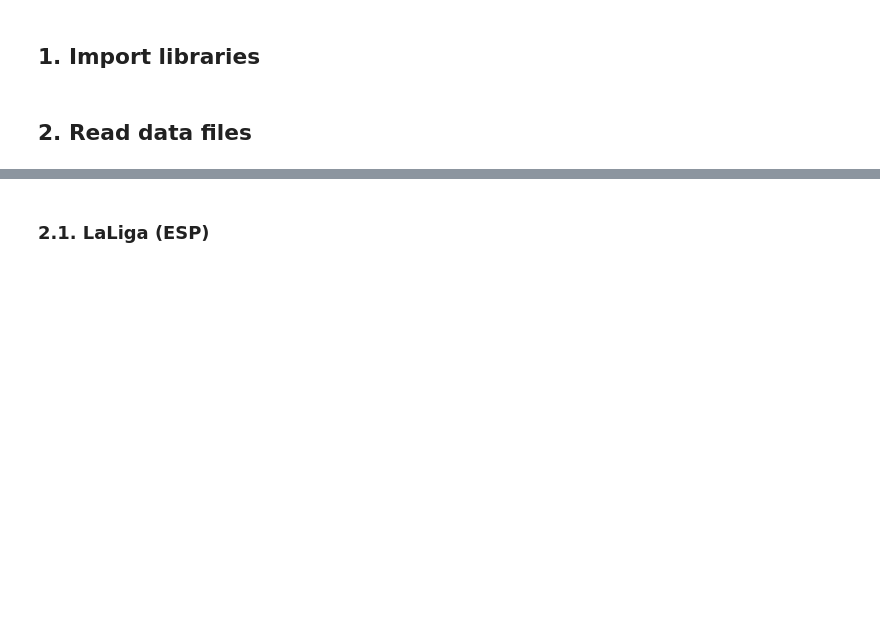
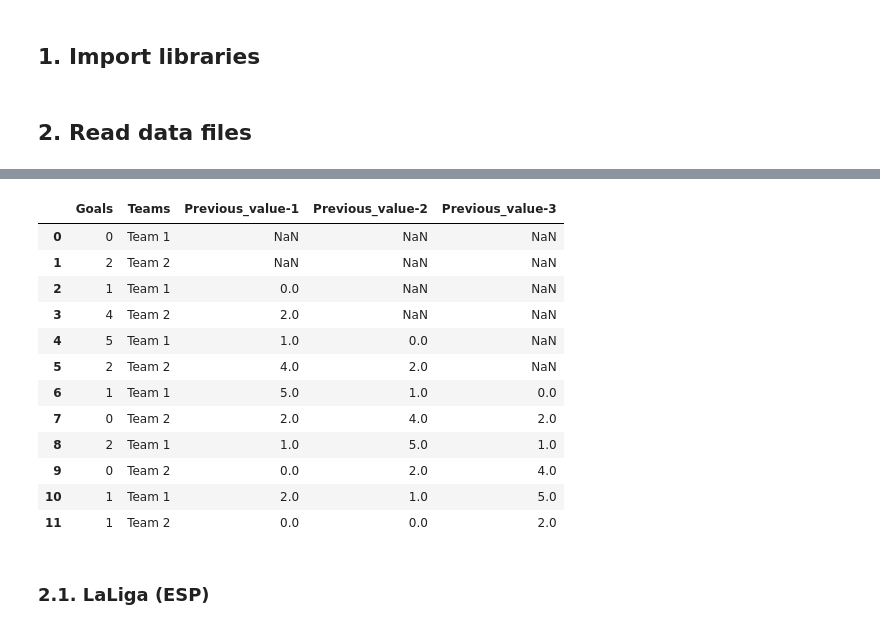
Before and after one commit to RamonFCerezo/EDA-Possession-in-football, a Jupyter notebook: src/memoria/Memoria.ipynb, the cells around one changed output, grey strips where cells are left out. Drawn from its saved outputs; the diff is of its cells as text; code cells hidden in the pictures; blank space fills up the shorter version.

```diff
--- a/src/memoria/Memoria.ipynb
+++ b/src/memoria/Memoria.ipynb
@@ -15,3 +15,9 @@ import matplotlib.pyplot as plt
 import squarify
 # %% [markdown]
 ## 2. Read data files
+# %%
+df = pd.DataFrame(data= {'Goals': [0, 2, 1, 4, 5, 2, 1, 0, 2, 0, 1, 1],
+                            'Teams': ['Team 1', 'Team 2', 'Team 1', 'Team 2', 'Team 1', 'Team 2',
+                                        'Team 1', 'Team 2', 'Team 1', 'Team 2', 'Team 1', 'Team 2']})
+
+df
@@ -18,3 +38,49 @@ import squarify
+# %%
+def add_previous(df, n, clas, values):
+    """
+    Add columns to the dataframe with the values of the last n events for each class.
+
+    Parameters:
+    df (DataFrame): The input dataframe.
+    n (int): The number of previous events to include in the output dataframe.
+    clas (str): name of the column you want to obtain the previous values of.
+    values (str): name of the column whose previous values you need
+
+    Returns:
+    None
+    """
+    # Group the dataframe by the clas column
+    grouped = df.groupby(clas)
+
+    # Initialize a list to store the shifted values
+    shifted_values = []
+
+    # Shift the values within each group n times to get the previous values of your clas
+    for i in range(1, n + 1):
+        shifted_values.append(grouped[values].shift(i))
+
+    # Concatenate the shifted values with the original dataframe
+    new_cols = [f'Previous_value-{i}' for i in range(1, n + 1)]
+    for i, col in enumerate(new_cols):
+        df[col] = shifted_values[i]
+
+    return df
+# %%
+add_previous(df, 3, 'Teams', 'Goals')
+# %% [output]
+|  | Goals | Teams | Previous_value-1 | Previous_value-2 | Previous_value-3 |
+| 0 | 0 | Team 1 | NaN | NaN | NaN |
+| 1 | 2 | Team 2 | NaN | NaN | NaN |
+| 2 | 1 | Team 1 | 0.0 | NaN | NaN |
+| 3 | 4 | Team 2 | 2.0 | NaN | NaN |
+| 4 | 5 | Team 1 | 1.0 | 0.0 | NaN |
+| 5 | 2 | Team 2 | 4.0 | 2.0 | NaN |
+| 6 | 1 | Team 1 | 5.0 | 1.0 | 0.0 |
+| 7 | 0 | Team 2 | 2.0 | 4.0 | 2.0 |
+| 8 | 2 | Team 1 | 1.0 | 5.0 | 1.0 |
+| 9 | 0 | Team 2 | 0.0 | 2.0 | 4.0 |
+| 10 | 1 | Team 1 | 2.0 | 1.0 | 5.0 |
+| 11 | 1 | Team 2 | 0.0 | 0.0 | 2.0 |
 # %% [markdown]
 ### 2.1. LaLiga (ESP)
 # %%
```
Also changed, not shown: parts of 2 cells of this notebook.
